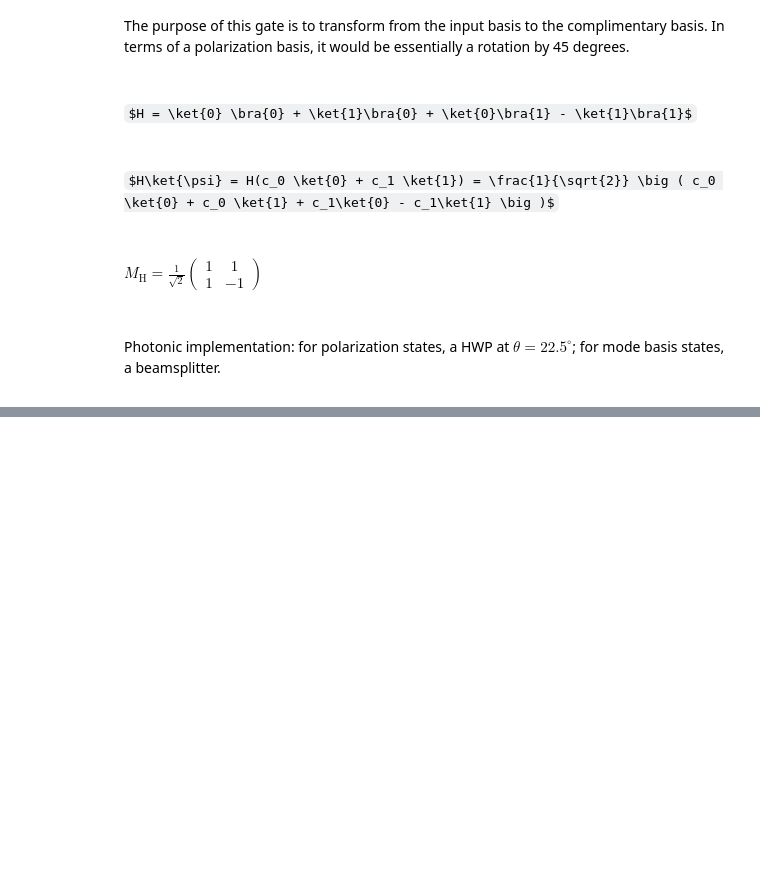
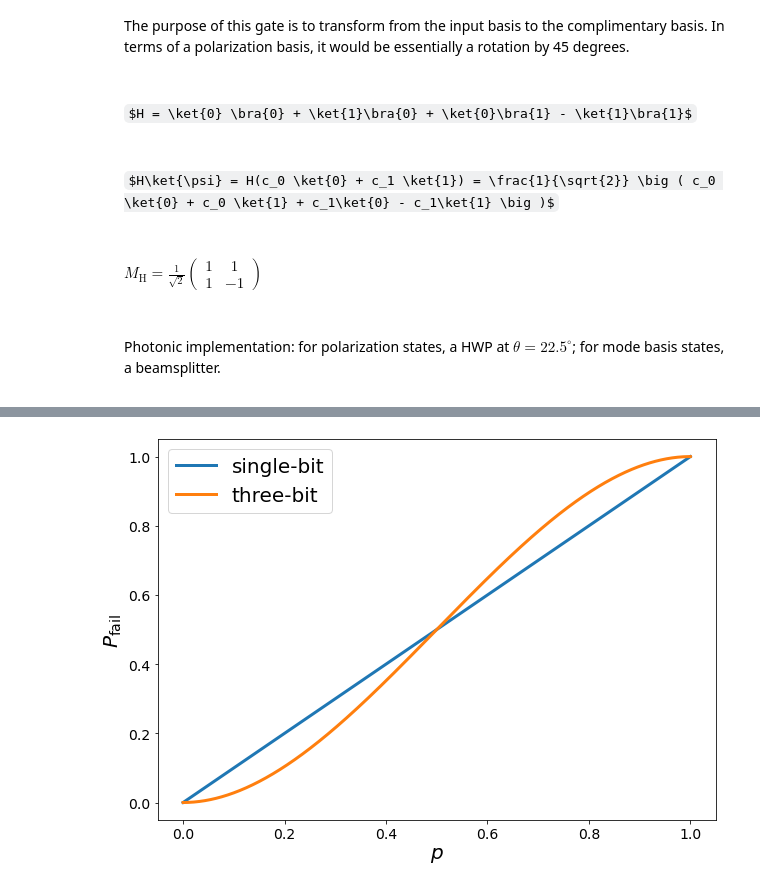
Before and after one commit to dkeathley/6.2410-lab, a Jupyter notebook: chapter-XX-quantum-information.ipynb, the cells around one changed output, grey strips where cells are left out. Cells and saved outputs as stored; diff of their text form; code cells hidden in the pictures; some formulas as TeX source; blank space fills up the shorter version.

```diff
--- a/chapter-XX-quantum-information.ipynb
+++ b/chapter-XX-quantum-information.ipynb
@@ -165,0 +296,16 @@ Interactive script for easily inputting all desired settings for the actively mo
+# %%
+fig = plt.figure()
+fig.set_size_inches(10, 7)
+
+p = np.linspace(0, 1, 1000)
+P_fail_1 = p
+P_fail_3 = 3*p**2 - 2*p**3
+
+plt.plot(p, P_fail_1, label='single-bit', linewidth=3);
+plt.plot(p, P_fail_3, label='three-bit', linewidth=3);
+plt.legend(fontsize=20)
+plt.xlabel('$p$', fontsize=20)
+plt.ylabel('$P_\mathrm{fail}$', fontsize=20)
+plt.tick_params(labelsize='14')
+# %% [output]
+[figure, added]
```
Also changed, not shown: parts of 14 cells of this notebook, 1 other file.
